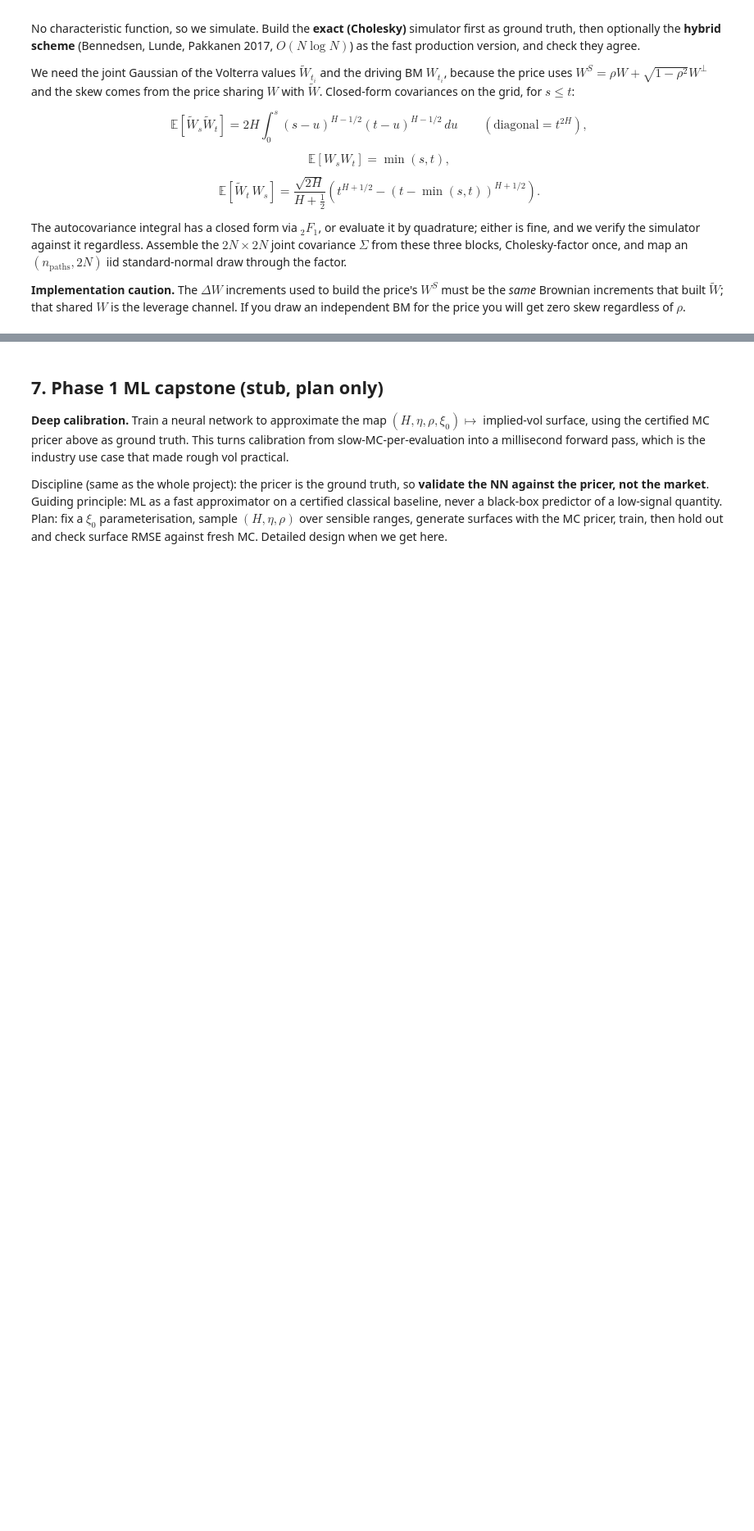
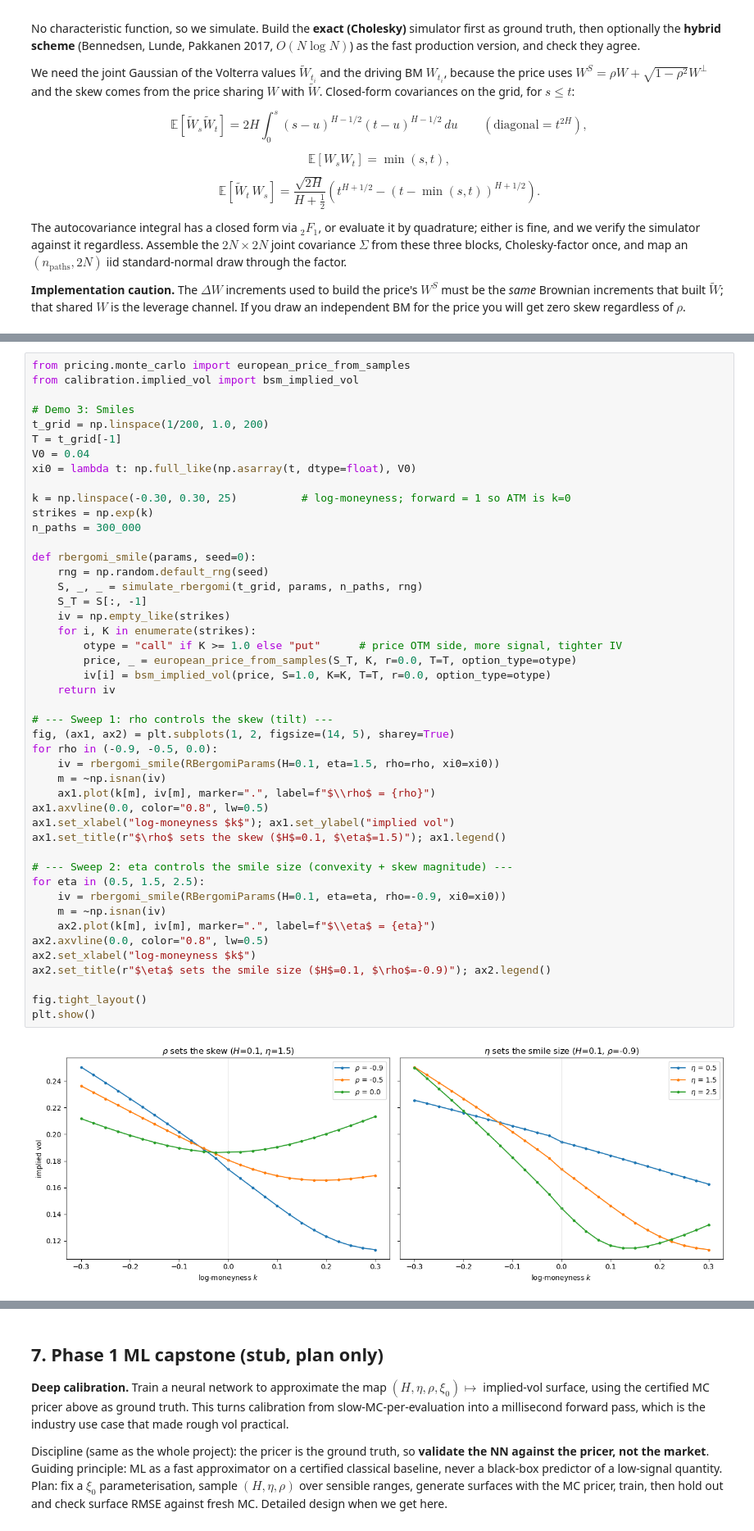
Before and after one commit to Kunvuthi/quant-project, a Jupyter notebook: notebooks/17_rbergomi_model.ipynb, the cells around one changed output, grey strips where cells are left out. Shown at 82% size. Drawn from its saved outputs; the diff is of its cells as text; blank space fills up the shorter version.

```diff
--- a/notebooks/17_rbergomi_model.ipynb
+++ b/notebooks/17_rbergomi_model.ipynb
@@ -203,0 +270,48 @@ skew regardless of $\rho$.
+# %%
+from pricing.monte_carlo import european_price_from_samples
+from calibration.implied_vol import bsm_implied_vol
+
+# Demo 3: Smiles
+t_grid = np.linspace(1/200, 1.0, 200)
+T = t_grid[-1]
+V0 = 0.04
+xi0 = lambda t: np.full_like(np.asarray(t, dtype=float), V0)
+
+k = np.linspace(-0.30, 0.30, 25)          # log-moneyness; forward = 1 so ATM is k=0
+strikes = np.exp(k)
+n_paths = 300_000
+
+def rbergomi_smile(params, seed=0):
+    rng = np.random.default_rng(seed)
+    S, _, _ = simulate_rbergomi(t_grid, params, n_paths, rng)
+    S_T = S[:, -1]
+    iv = np.empty_like(strikes)
+    for i, K in enumerate(strikes):
+        otype = "call" if K >= 1.0 else "put"      # price OTM side, more signal, tighter IV
+        price, _ = european_price_from_samples(S_T, K, r=0.0, T=T, option_type=otype)
+        iv[i] = bsm_implied_vol(price, S=1.0, K=K, T=T, r=0.0, option_type=otype)
+    return iv
+
+# --- Sweep 1: rho controls the skew (tilt) ---
+fig, (ax1, ax2) = plt.subplots(1, 2, figsize=(14, 5), sharey=True)
+for rho in (-0.9, -0.5, 0.0):
+    iv = rbergomi_smile(RBergomiParams(H=0.1, eta=1.5, rho=rho, xi0=xi0))
+    m = ~np.isnan(iv)
+    ax1.plot(k[m], iv[m], marker=".", label=f"$\\rho$ = {rho}")
+ax1.axvline(0.0, color="0.8", lw=0.5)
+ax1.set_xlabel("log-moneyness $k$"); ax1.set_ylabel("implied vol")
+ax1.set_title(r"$\rho$ sets the skew ($H$=0.1, $\eta$=1.5)"); ax1.legend()
+
+# --- Sweep 2: eta controls the smile size (convexity + skew magnitude) ---
+for eta in (0.5, 1.5, 2.5):
+    iv = rbergomi_smile(RBergomiParams(H=0.1, eta=eta, rho=-0.9, xi0=xi0))
+    m = ~np.isnan(iv)
+    ax2.plot(k[m], iv[m], marker=".", label=f"$\\eta$ = {eta}")
+ax2.axvline(0.0, color="0.8", lw=0.5)
+ax2.set_xlabel("log-moneyness $k$")
+ax2.set_title(r"$\eta$ sets the smile size ($H$=0.1, $\rho$=-0.9)"); ax2.legend()
+
+fig.tight_layout()
+plt.show()
+# %% [output]
+[figure, added]
```
Also changed, not shown: parts of 7 cells of this notebook.
